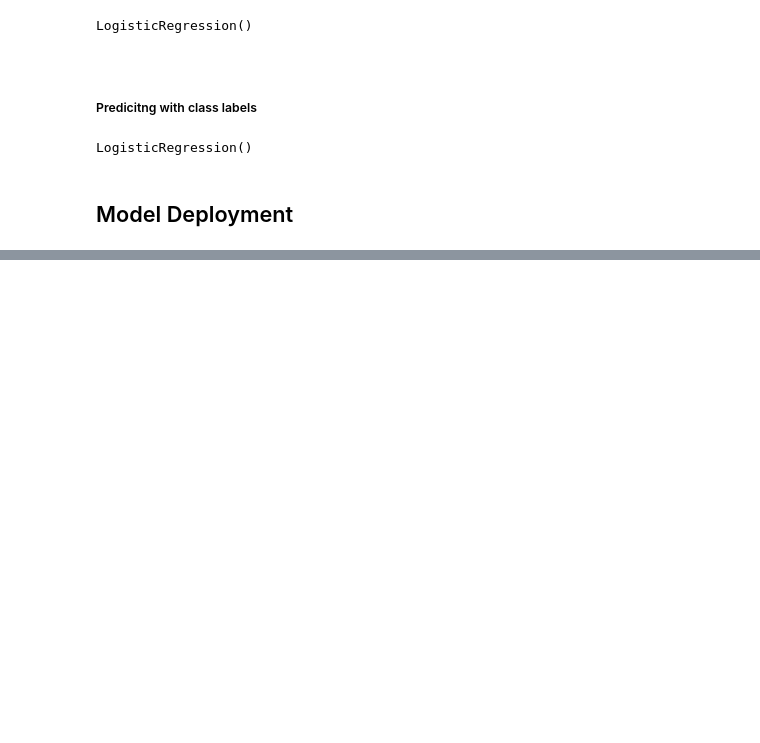
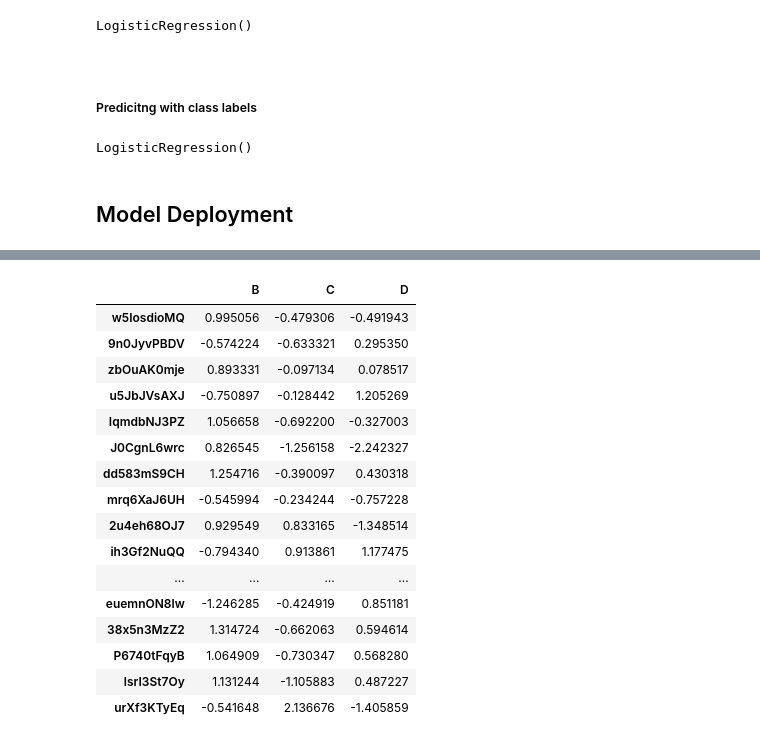
Before and after one commit to zach-hanly/nyt_predicting_shared_articles, a Jupyter notebook: modeling.ipynb, the cells around one changed output, grey strips where cells are left out. Saved outputs shown, nothing was run; the diff lists cells and outputs as text; code cells hidden in the pictures; blank space fills up the shorter version.

```diff
--- a/modeling.ipynb
+++ b/modeling.ipynb
@@ -936,0 +933,4 @@ def save_predictions(prediction_day, proba_top_20, class_top_20):
+# %%
+from pandas import util
+df_test= util.testing.makeDataFrame()
+df_test.head()
@@ -936,0 +944,21 @@ def save_predictions(prediction_day, proba_top_20, class_top_20):
+# %%
+df_test = df_test.iloc[:, 1:]
+df_test
+# %% [output]
+|  | B | C | D |
+| w5IosdioMQ | 0.995056 | -0.479306 | -0.491943 |
+| 9n0JyvPBDV | -0.574224 | -0.633321 | 0.295350 |
+| zbOuAK0mje | 0.893331 | -0.097134 | 0.078517 |
+| u5JbJVsAXJ | -0.750897 | -0.128442 | 1.205269 |
+| IqmdbNJ3PZ | 1.056658 | -0.692200 | -0.327003 |
+| J0CgnL6wrc | 0.826545 | -1.256158 | -2.242327 |
+| dd583mS9CH | 1.254716 | -0.390097 | 0.430318 |
+| mrq6XaJ6UH | -0.545994 | -0.234244 | -0.757228 |
+| 2u4eh68OJ7 | 0.929549 | 0.833165 | -1.348514 |
+| ih3Gf2NuQQ | -0.794340 | 0.913861 | 1.177475 |
+| ... | ... | ... | ... |
+| euemnON8lw | -1.246285 | -0.424919 | 0.851181 |
+| 38x5n3MzZ2 | 1.314724 | -0.662063 | 0.594614 |
+| P6740tFqyB | 1.064909 | -0.730347 | 0.568280 |
+| lsrI3St7Oy | 1.131244 | -1.105883 | 0.487227 |
+| urXf3KTyEq | -0.541648 | 2.136676 | -1.405859 |
```
Also changed, not shown: parts of 79 cells of this notebook, 4 other files.
